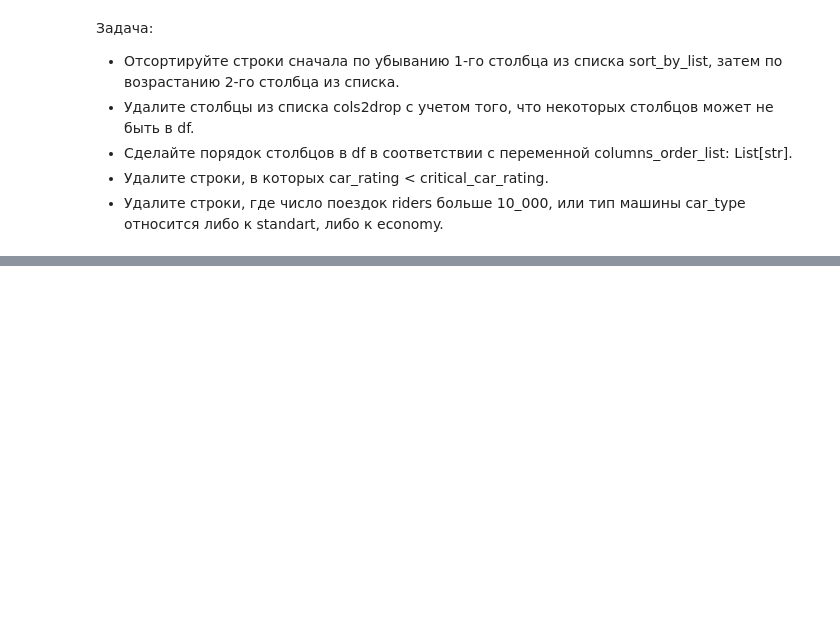
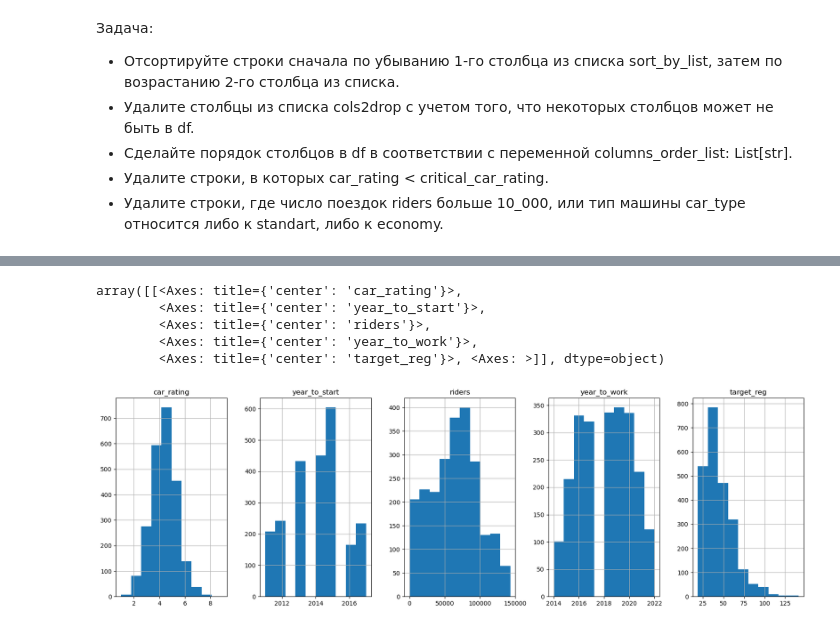
Before and after one commit to dimonpd/Competitive_Data_Science, a Jupyter notebook: notebooks/homework.ipynb, the cells around one changed output, grey strips where cells are left out. Saved outputs shown, nothing was run; the diff lists cells and outputs as text; code cells hidden in the pictures; blank space fills up the shorter version.

```diff
--- a/notebooks/homework.ipynb
+++ b/notebooks/homework.ipynb
@@ -202,0 +466,9 @@ None
+# %%
+df.hist(figsize=(25, 6), layout=(-1, 6))
+# %% [output]
+array([[<Axes: title={'center': 'car_rating'}>,
+        <Axes: title={'center': 'year_to_start'}>,
+        <Axes: title={'center': 'riders'}>,
+        <Axes: title={'center': 'year_to_work'}>,
+        <Axes: title={'center': 'target_reg'}>, <Axes: >]], dtype=object)
+[figure, added]
```
Also changed, not shown: parts of 51 cells of this notebook, 1 other file.
